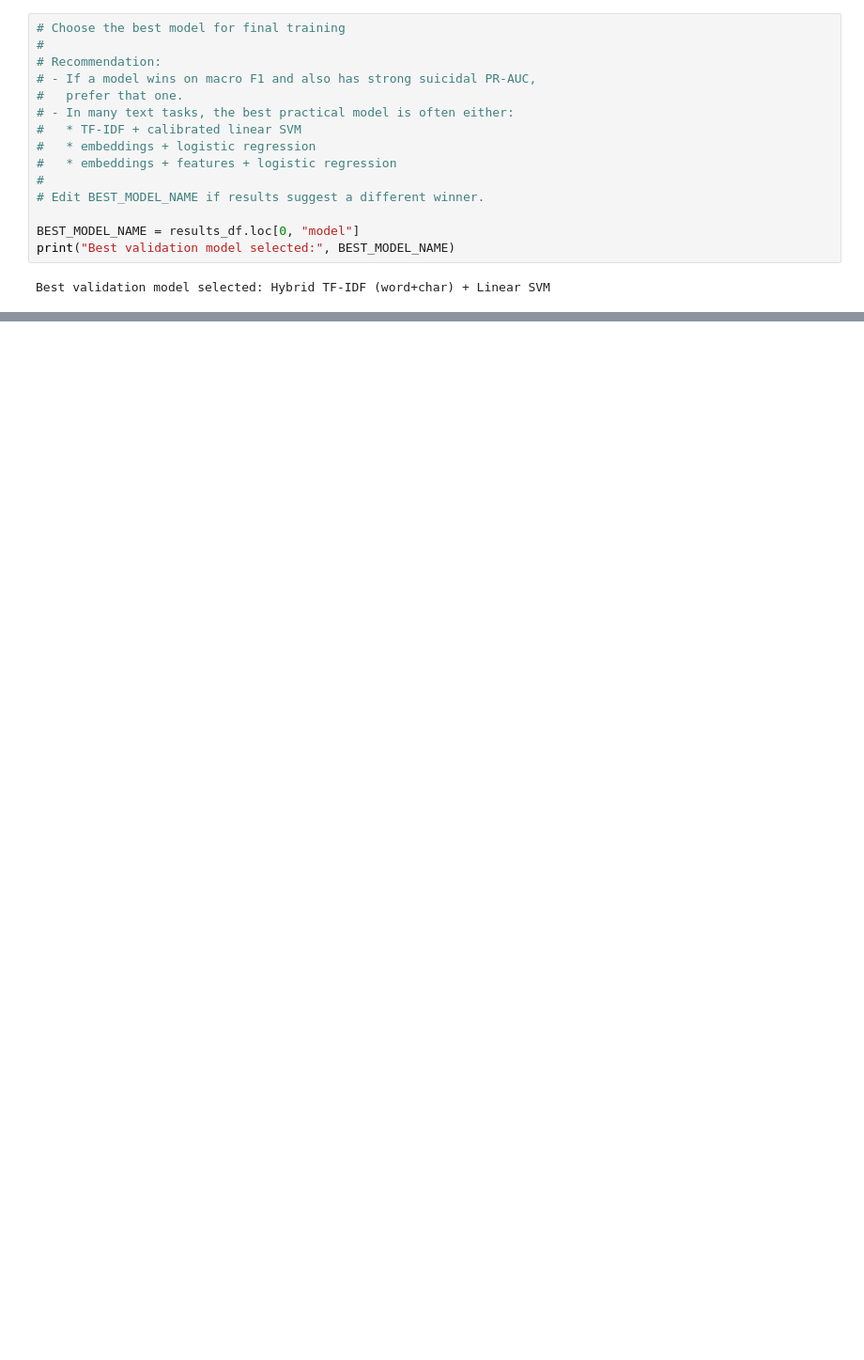
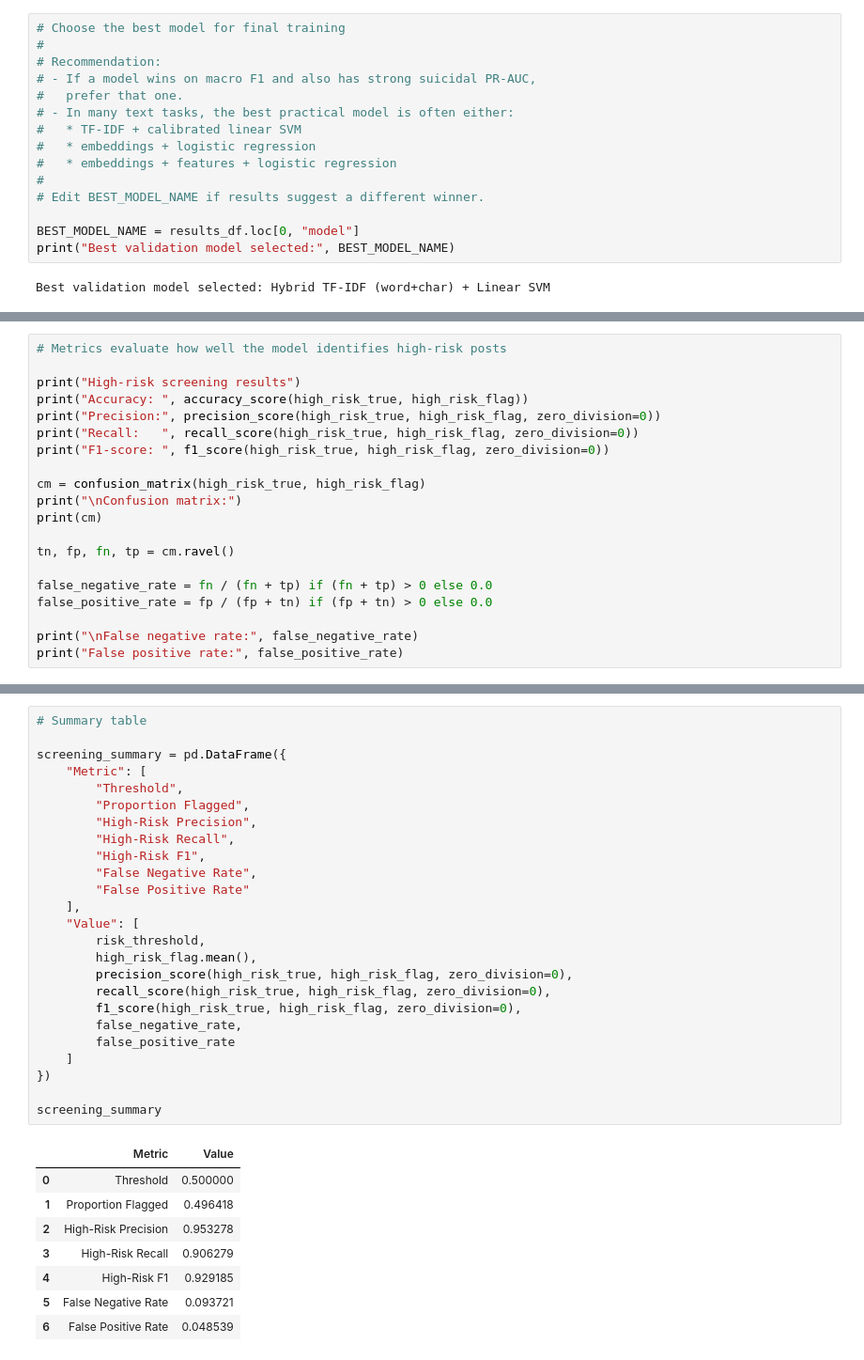
Before and after one commit to sy0203/ML_cf_mentalhealth, a Jupyter notebook: Code/modeling.ipynb, the cells around one changed output, grey strips where cells are left out. Shown at 94% size. Saved outputs shown, nothing was run; the diff lists cells and outputs as text; blank space fills up the shorter version.

```diff
--- a/Code/modeling.ipynb
+++ b/Code/modeling.ipynb
@@ -1814,0 +2102,20 @@ if RUN_BERT:
+# %%
+# Metrics evaluate how well the model identifies high-risk posts
+
+print("High-risk screening results")
+print("Accuracy: ", accuracy_score(high_risk_true, high_risk_flag))
+print("Precision:", precision_score(high_risk_true, high_risk_flag, zero_division=0))
+print("Recall:   ", recall_score(high_risk_true, high_risk_flag, zero_division=0))
+print("F1-score: ", f1_score(high_risk_true, high_risk_flag, zero_division=0))
+
+cm = confusion_matrix(high_risk_true, high_risk_flag)
+print("\nConfusion matrix:")
+print(cm)
+
+tn, fp, fn, tp = cm.ravel()
+
+false_negative_rate = fn / (fn + tp) if (fn + tp) > 0 else 0.0
+false_positive_rate = fp / (fp + tn) if (fp + tn) > 0 else 0.0
+
+print("\nFalse negative rate:", false_negative_rate)
+print("False positive rate:", false_positive_rate)
@@ -1814,0 +2135,34 @@ if RUN_BERT:
+# %%
+# Summary table
+
+screening_summary = pd.DataFrame({
+    "Metric": [
+        "Threshold",
+        "Proportion Flagged",
+        "High-Risk Precision",
+        "High-Risk Recall",
+        "High-Risk F1",
+        "False Negative Rate",
+        "False Positive Rate"
+    ],
+    "Value": [
+        risk_threshold,
+        high_risk_flag.mean(),
+        precision_score(high_risk_true, high_risk_flag, zero_division=0),
+        recall_score(high_risk_true, high_risk_flag, zero_division=0),
+        f1_score(high_risk_true, high_risk_flag, zero_division=0),
+        false_negative_rate,
+        false_positive_rate
+    ]
+})
+
+screening_summary
+# %% [output]
+|  | Metric | Value |
+| 0 | Threshold | 0.500000 |
+| 1 | Proportion Flagged | 0.496418 |
+| 2 | High-Risk Precision | 0.953278 |
+| 3 | High-Risk Recall | 0.906279 |
+| 4 | High-Risk F1 | 0.929185 |
+| 5 | False Negative Rate | 0.093721 |
+| 6 | False Positive Rate | 0.048539 |
```
Also changed, not shown: parts of 78 cells of this notebook, 5 other files.
